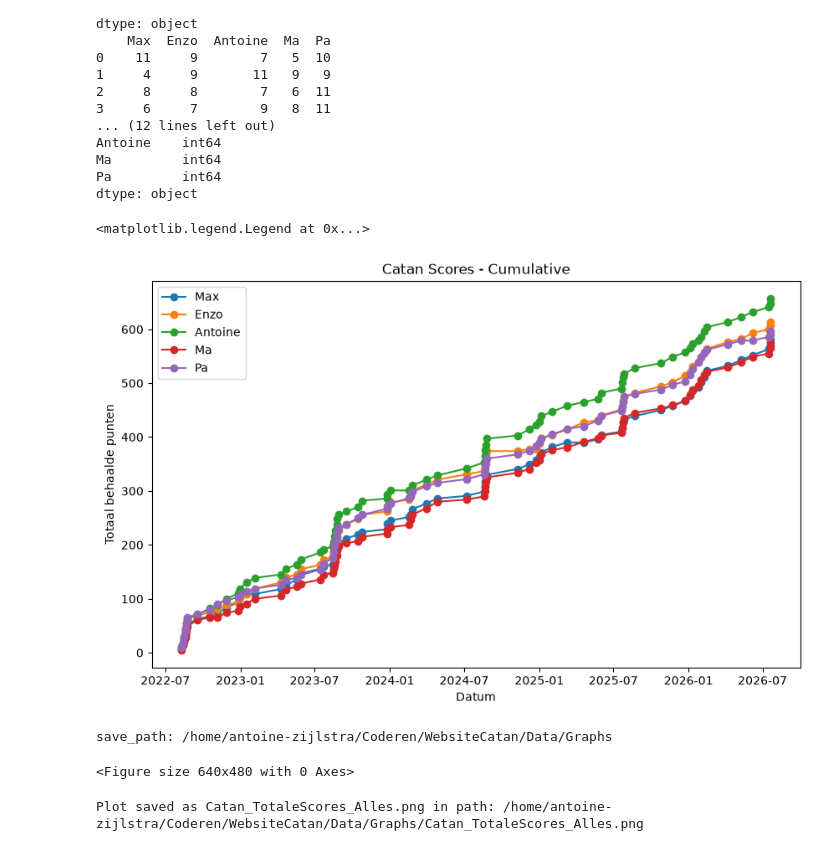
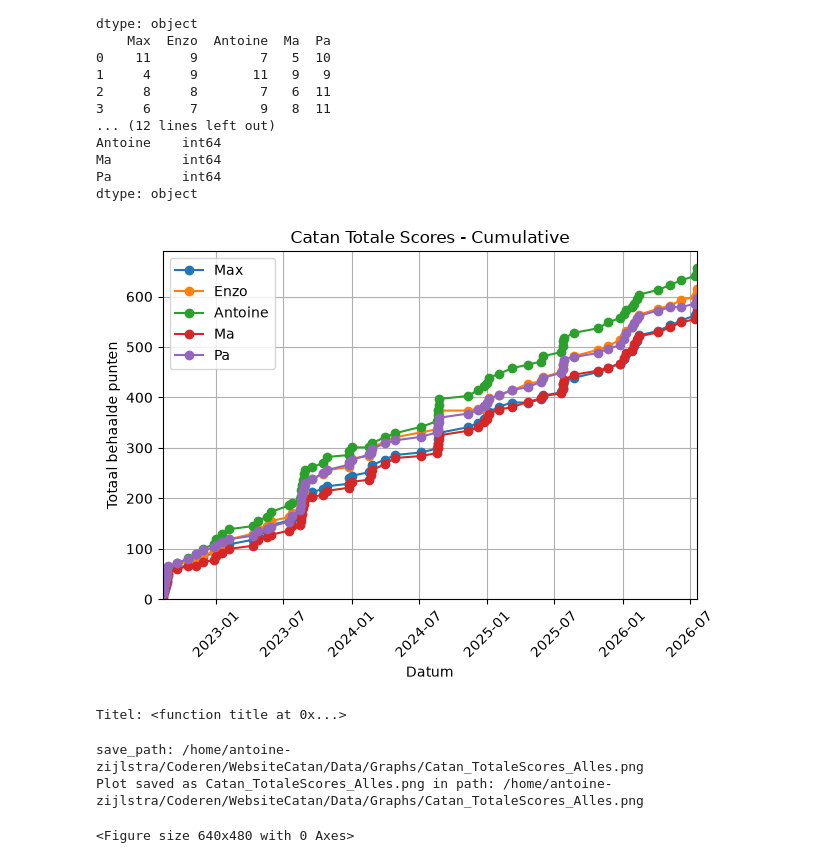
Before and after one commit to BroederZ/WebsiteCatan, a Jupyter notebook: Data/Test_Code.ipynb, the cells around one changed output. Drawn from its saved outputs; the diff is of its cells as text; code cells hidden in the pictures.

```diff
--- a/Data/Test_Code.ipynb
+++ b/Data/Test_Code.ipynb
@@ -119,29 +120,41 @@ Pa         int64
 dtype: object
 # %%
 # Plot all cumulative scores
-plt.figure (figsize=(10, 6))
+#plt.figure (figsize=(10, 6))
 for column in data_x0[["Max", "Enzo", "Antoine", "Ma", "Pa"]]:
    plt.plot(data["Datum"], data_x0[column].cumsum(), label=column, marker='o')#Elke lijn een specifiek marker geven
 
 
-plt.xlabel("Datum")#De agen waarop niet gespeeld weghalen.
+plt.xlim(data["Datum"].min(), data["Datum"].max())
+plt.ylim(ymin=0)
+
+plt.xlabel("Datum")#De dagen waarop niet gespeeld weghalen.
 plt.ylabel("Totaal behaalde punten")
-plt.title("Catan Scores - Cumulative")#Andere titel
+plt.title("Catan Totale Scores - Cumulative")#Andere titel
 plt.legend()
+plt.grid(True)
+plt.xticks(rotation=45)#draait de x-as
+plt.tight_layout()
+#plt.show()
 # %% [output]
-<matplotlib.legend.Legend at 0x...>
-[figure, old version]
+[figure, new version]
+# %%
+name_graphfile = plt.title
+print(f"Titel: {name_graphfile}")
+# %% [output]
+Titel: <function title at 0x...>
 # %%
 #save naar de Graphs map in de Data map
 name_graphfile = "Catan_TotaleScores_Alles.png" #aanpassen voor elke grafiek; Gelijk zetten aan de titel van de grafiek
 save_path = Path(f"{path_to_folder}/Data/Graphs")
-print("save_path:", save_path) # for checking the path
+#print("save_path:", save_path) # for checking the path
 #save_path.mkdir(exist_ok=True) # To remove the error codes; it makes the map
 save_path = save_path / name_graphfile
+print("save_path:", save_path)
 plt.savefig(save_path, dpi=300, bbox_inches="tight")
-plt.show() #FigureCanvassAgg is non-interactive dus word niet getoond.
+#plt.show() #FigureCanvassAgg is non-interactive dus word niet getoond.
 print(f"Plot saved as {name_graphfile} in path: {save_path}")
 # %% [output]
-save_path: /home/antoine-zijlstra/Coderen/WebsiteCatan/Data/Graphs
+save_path: /home/antoine-zijlstra/Coderen/WebsiteCatan/Data/Graphs/Catan_TotaleScores_Alles.png
+Plot saved as Catan_TotaleScores_Alles.png in path: /home/antoine-zijlstra/Coderen/WebsiteCatan/Data/Graphs/Catan_TotaleScores_Alles.png
 <Figure size 640x480 with 0 Axes>
-Plot saved as Catan_TotaleScores_Alles.png in path: /home/antoine-zijlstra/Coderen/WebsiteCatan/Data/Graphs/Catan_TotaleScores_Alles.png
```
Also changed, not shown: parts of 5 cells of this notebook, 5 other files.
